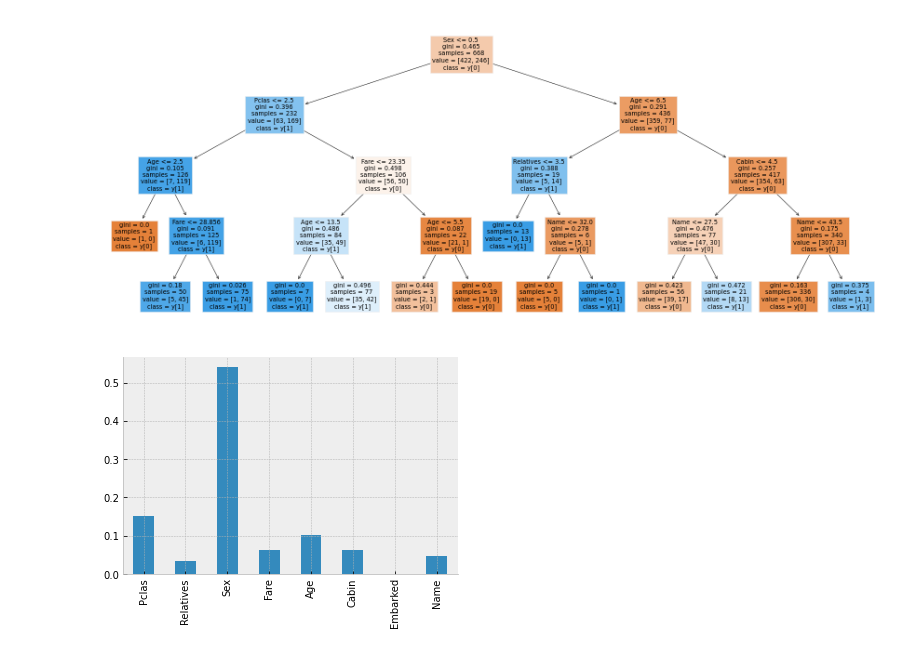
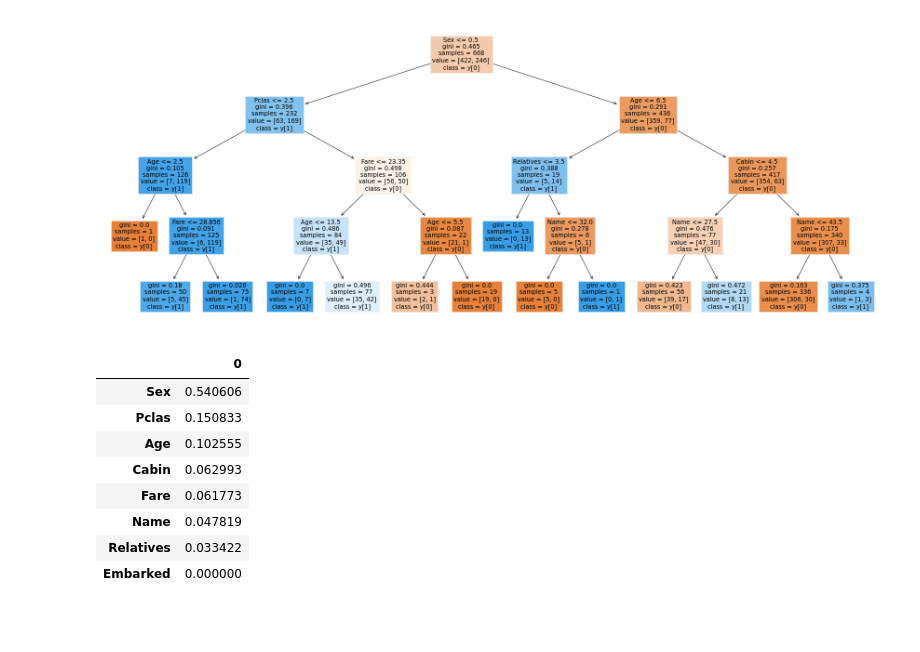
Before and after one commit to miladbehrooz/Classification_Titanic_Data, a Jupyter notebook: notebook/classification_titanic.ipynb, the cells around one changed output. Saved outputs shown, nothing was run; the diff lists cells and outputs as text; code cells hidden in the pictures; blank space fills up the shorter version.

```diff
--- a/notebook/classification_titanic.ipynb
+++ b/notebook/classification_titanic.ipynb
@@ -539,10 +541,16 @@ plot_tree(dt['m_dt'], feature_names = feature_names_dt,class_names = True, fille
 # %%
 # Feature importance
 importance = pd.DataFrame(dt['m_dt'].feature_importances_)
 importance.index = feature_names_dt
-importance.sort_values(by = 0, ascending = False).head(10)
 
-importance.plot.bar(legend=False)
-sns.despine()
+display(importance.sort_values(by = 0, ascending = False).head(10))
 # %% [output]
-[figure, removed]
+|  | 0 |
+| Sex | 0.540606 |
+| Pclas | 0.150833 |
+| Age | 0.102555 |
+| Cabin | 0.062993 |
+| Fare | 0.061773 |
+| Name | 0.047819 |
+| Relatives | 0.033422 |
+| Embarked | 0.000000 |
```
Also changed, not shown: parts of 19 cells of this notebook.
